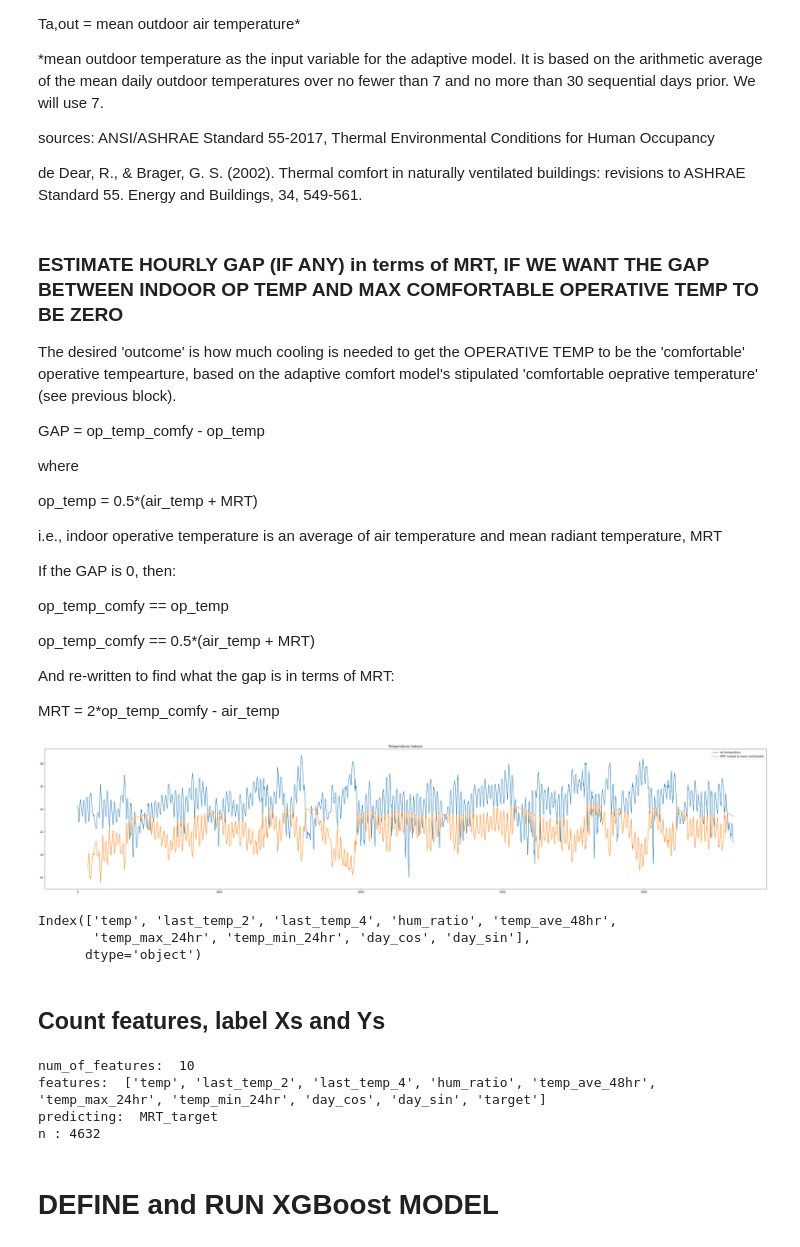
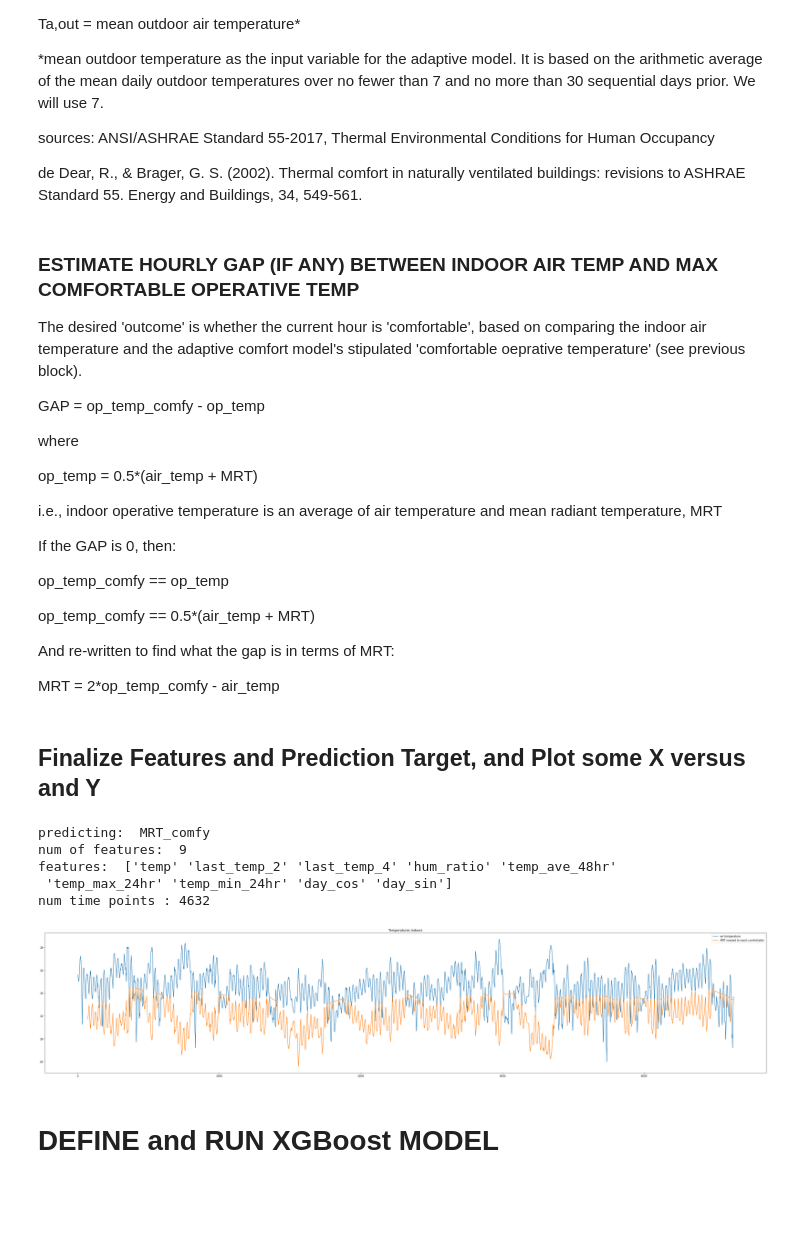
Before and after one commit to eta-lab/cooling-around, a Jupyter notebook: models/model_XGBoost.ipynb, the cells around one changed output. Drawn from its saved outputs; the diff is of its cells as text; code cells hidden in the pictures; blank space fills up the shorter version.

Commit message:
setting up for MRT target variable

```diff
--- a/models/model_XGBoost.ipynb
+++ b/models/model_XGBoost.ipynb
@@ -229,6 +240,7 @@ df_Y = df_Y[df_Y.index.isin(df_all_X.index)]
 
 # Name column Air Temp Indoors (to distinguish from outdoor or operative indoor)
 df_Y = df_Y.to_frame('air_tmp_ind')
+df_Y.sort_index(inplace=True)
 # %% [markdown]
 ### CALCULATE HOURLY 'COMFORTABLE' OPERATIVE TEMP INDOORS
 
@@ -260,10 +272,9 @@ df_Y_scratch['ave_7days'] = df_Y_scratch['temp'].rolling(168, min_periods=72).me
 # Calculate adaptive model comfort temp
 df_Y_scratch['op_tmp_comfy'] = 0.31*df_Y_scratch.ave_7days +17.8
 # %% [markdown]
-### ESTIMATE HOURLY GAP (IF ANY) in terms of MRT, IF WE WANT THE GAP BETWEEN INDOOR OP TEMP AND MAX COMFORTABLE OPERATIVE TEMP TO BE ZERO
+### ESTIMATE HOURLY GAP (IF ANY) BETWEEN INDOOR AIR TEMP AND MAX COMFORTABLE OPERATIVE TEMP
 
-The desired 'outcome' is how much cooling is needed to get the OPERATIVE TEMP to be the 'comfortable' operative tempearture,
-based on the adaptive comfort model's stipulated 'comfortable oeprative temperature' (see previous block).
+The desired 'outcome' is whether the current hour is 'comfortable', based on comparing the indoor air temperature and the adaptive comfort model's stipulated 'comfortable oeprative temperature' (see previous block).
 
 GAP = op_temp_comfy - op_temp
 
@@ -271,7 +282,7 @@ where
 
 op_temp = 0.5*(air_temp + MRT)
 
-i.e.,  indoor operative temperature is an average of air temperature and mean radiant temperature, MRT
+i.e., indoor operative temperature is an average of air temperature and mean radiant temperature, MRT
 
 If the GAP is 0, then:
 
@@ -289,57 +300,37 @@ df_Y_scratch['MRT_comfy'] = 2*df_Y_scratch.op_tmp_comfy - df_Y_scratch.air_tmp_i
 # this is the MRT, adjusted so it never flips into 'heating' by setting the comfy temp as an MRT 'ceiling'
 cool_enough = df_Y_scratch['op_tmp_comfy']>df_Y_scratch['air_tmp_ind']
 df_Y_scratch.loc[cool_enough, 'MRT_comfy'] = df_Y_scratch.loc[cool_enough, 'op_tmp_comfy']  # on cool days, set MRT to comfortable operative temp
+# %% [markdown]
+## Finalize Features and Prediction Target, and Plot some X versus and Y
+# %%
+# Store the MRT variable as the targetted outcome variable
+df_Y_trgt = df_Y_scratch[['MRT_comfy']]
+print("predicting: ",df_Y_trgt.columns[0])
+
+# Time stamped features dataframe: df_all_X
+print("num of features: ", df_all_X.shape[1])
+print("features: ", df_all_X.columns.values)
+
+print("num time points :", df_all_X.shape[0])
+# %% [output]
+predicting:  MRT_comfy
+num of features:  9
+features:  ['temp' 'last_temp_2' 'last_temp_4' 'hum_ratio' 'temp_ave_48hr'
+ 'temp_max_24hr' 'temp_min_24hr' 'day_cos' 'day_sin']
+num time points : 4632
 # %%
 # Visualize the Temperatures (air, comfortable target, required MRT to reach comfortable)
 plt.figure(figsize=(50,10))
 x_ax = range(len(df_Y_scratch.index))
 plt.plot(x_ax,df_Y_scratch.air_tmp_ind, label="air temperature")
 #plt.plot(x_ax, df_Y_scratch.op_tmp_comfy, label="comfortable operative temperature")
-plt.plot(x_ax, df_Y_scratch.MRT_comfy, label="MRT needed to reach comfortable")
+plt.plot(x_ax, df_Y_trgt.MRT_comfy, label="MRT needed to reach comfortable")
 plt.title("Temperatures Indoors")
 
 plt.legend()
 plt.show()
 # %% [output]
-[figure, old version]
+[figure, new version]
-# %%
-df_all_X.columns
-# %% [output]
-Index(['temp', 'last_temp_2', 'last_temp_4', 'hum_ratio', 'temp_ave_48hr',
-       'temp_max_24hr', 'temp_min_24hr', 'day_cos', 'day_sin'],
-      dtype='object')
-# %% [markdown]
-## Count features, label Xs and Ys
-# %%
-features = []
-
-dataset = df_all_X
-dataset['MRT_target']= df_Y_scratch.MRT_comfy
-
-num_of_rows = dataset.shape[0]
-num_of_columns = dataset.shape[1]
-
-for i in range(0, num_of_columns):
-      column_name = dataset.columns[i]
-      column_type = dataset[column_name].dtypes
-
-      if i != num_of_columns - 1: #skip target
-          features.append(column_name)
-
-target_name = dataset.columns[num_of_columns - 1]
-
-y = dataset[target_name]
-x_all = dataset.drop(columns=[target_name])
-
-print("num_of_features: ", len(features))
-print("features: ",features)
-print("predicting: ",target_name)
-print("n :", len(x_all))
-# %% [output]
-num_of_features:  10
-features:  ['temp', 'last_temp_2', 'last_temp_4', 'hum_ratio', 'temp_ave_48hr', 'temp_max_24hr', 'temp_min_24hr', 'day_cos', 'day_sin', 'target']
-predicting:  MRT_target
-n : 4632
 # %% [markdown]
 # DEFINE and RUN XGBoost MODEL
 # %% [markdown]
```
Also changed, not shown: parts of 18 cells of this notebook.
